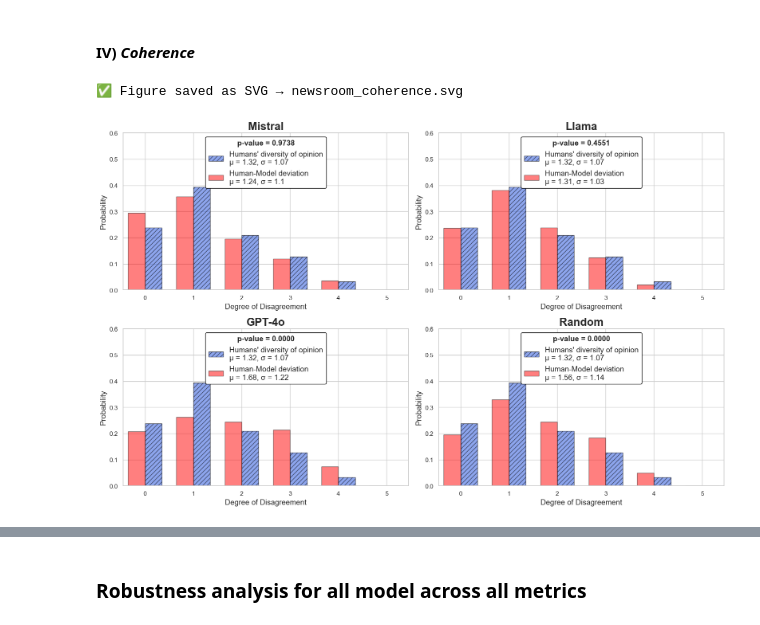
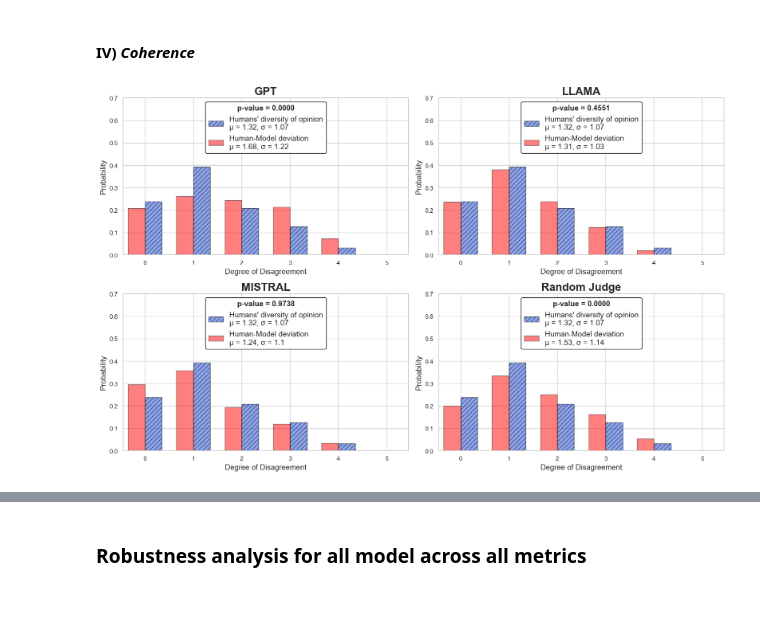
Before and after one commit to Ocean-code-1995/llm-judge-good-enough, a Jupyter notebook: newsroom/src/analysis.ipynb, the cells around one changed output, grey strips where cells are left out. Saved outputs shown, nothing was run; the diff lists cells and outputs as text; code cells hidden in the pictures.

```diff
--- a/newsroom/src/analysis.ipynb
+++ b/newsroom/src/analysis.ipynb
@@ -265,26 +265,30 @@ Informativeness_LLM_Evaluator = LLMGoodEnough(
     human_cols=human_informative_cols,
     llm_cols=llm_informative_cols,
     min_score=MIN,
-    max_score=MAX
+    max_score=MAX,
+    verbosity=0
 )
 Relevance_LLM_Evaluator       = LLMGoodEnough(
     df=df,
     human_cols=human_relevance_cols,
     llm_cols=llm_relevance_cols,
     min_score=MIN,
-    max_score=MAX
+    max_score=MAX,
+    verbosity=0
 )
 Fluency_LLM_Evaluator         = LLMGoodEnough(
     df=df,
     human_cols=human_fluency_cols,
     llm_cols=llm_fluency_cols,
     min_score=MIN,
-    max_score=MAX
+    max_score=MAX,
+    verbosity=0
 )
 Coherence_LLM_Evaluator       = LLMGoodEnough(
     df=df,
     human_cols=human_coherence_cols,
     llm_cols=llm_coherence_cols,
     min_score=MIN,
-    max_score=MAX
+    max_score=MAX,
+    verbosity=0
 )
@@ -495,23 +423,11 @@ Fluency_LLM_Evaluator.plot_judges_grid(
 # %% [markdown]
 #### IV) ***Coherence***
 # %%
-llm_human_disagreements_coherence = {
-    'Mistral': llm_human_disagreements['MISTRAL_coherence'],
-    'Llama': llm_human_disagreements['LLAMA_coherence'],
-    'GPT-4o': llm_human_disagreements['GPT_coherence'],
-    'Random': human_random_disagreements['random_coherence']
-}
-
-
-Coherence_LLM_Evaluator.plot_model_vs_human_grid(
-    model_disagreement_dict=llm_human_disagreements_coherence,
-    human_human_disagreements=human_disagreements['coherence'],
+Coherence_LLM_Evaluator.plot_judges_grid(
     bins=np.arange(0, 5 + 2),
     bar_width=0.35,
-    y_lim=0.6,
-    save_path="newsroom_coherence.svg"
-
+    y_lim=0.7,
+    #save_path="newsroom_informativeness.svg"
 )
 # %% [output]
-✅ Figure saved as SVG → newsroom_coherence.svg
-[figure, old version]
+[figure, new version]
```
Also changed, not shown: parts of 10 cells of this notebook, 2 other files.
